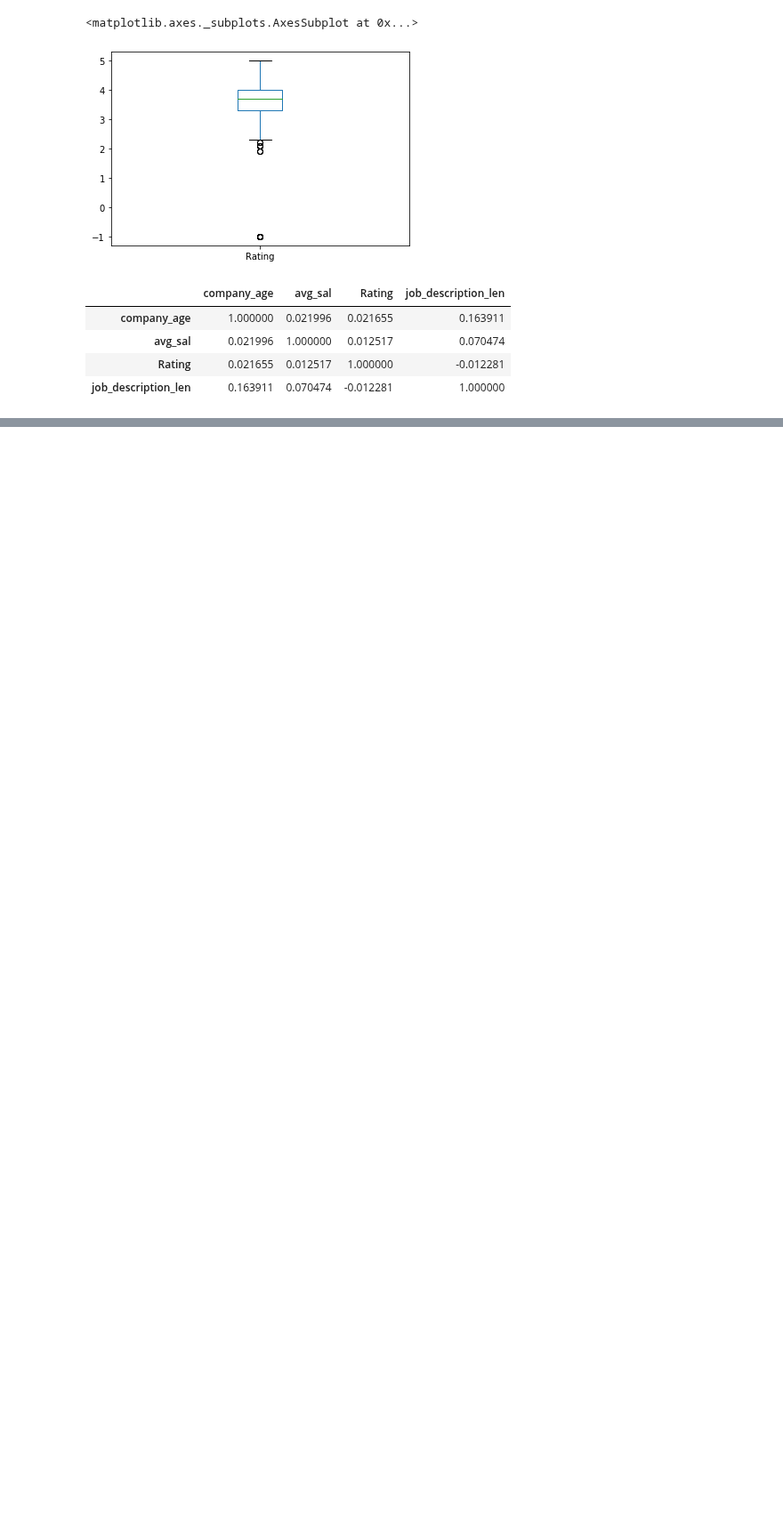
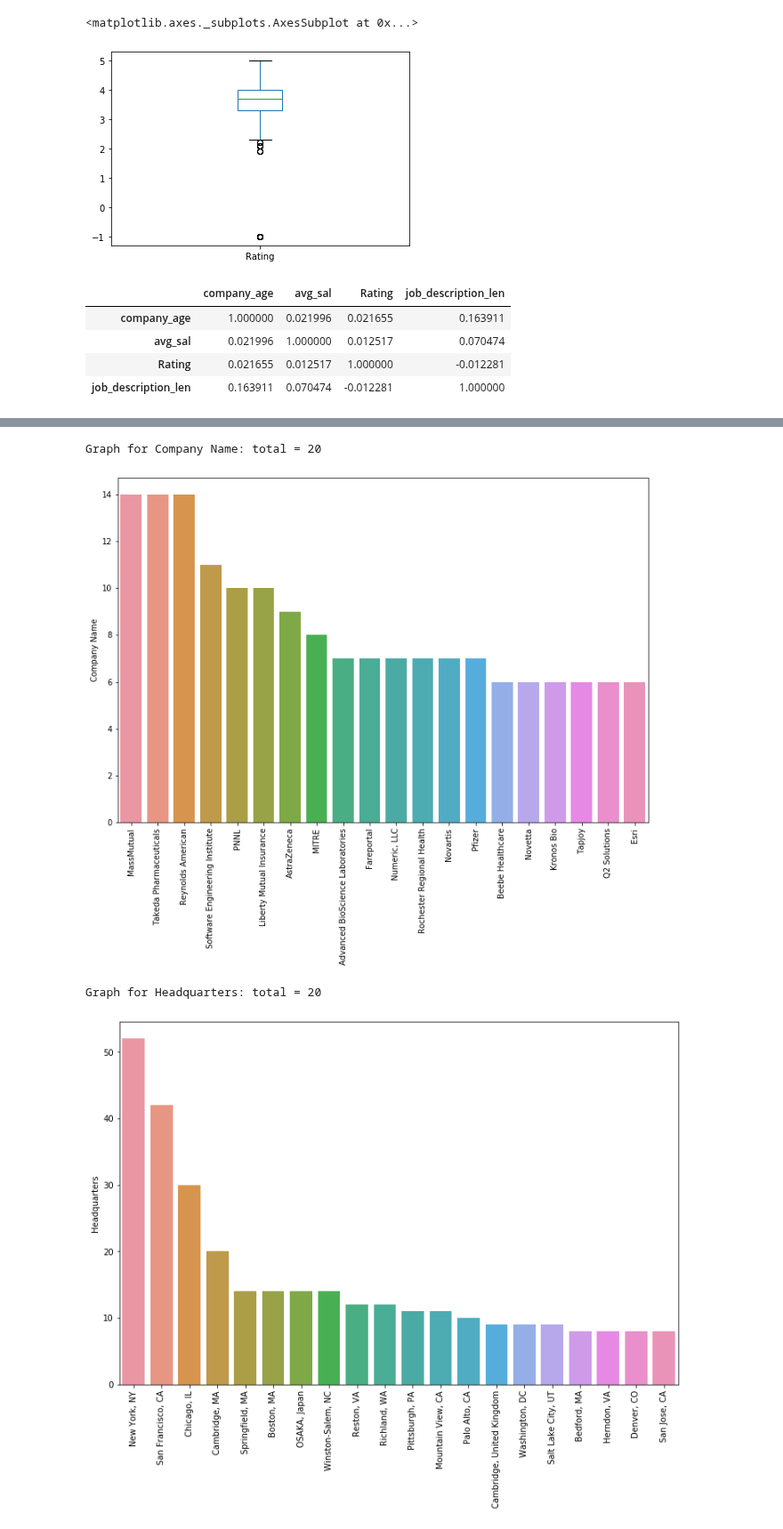
Before and after one commit to MrLuciferM/DataScience_Salary_proj, a Jupyter notebook: ExploratoryAnalysis.ipynb, the cells around one changed output, grey strips where cells are left out. Shown at 89% size. Cells and saved outputs as stored; diff of their text form; code cells hidden in the pictures; blank space fills up the shorter version.

```diff
--- a/ExploratoryAnalysis.ipynb
+++ b/ExploratoryAnalysis.ipynb
@@ -122,0 +193,15 @@ sns.heatmap(df1[['company_age','Rating','avg_sal','job_description_len']].corr()
+# %%
+features = ['Company Name','Headquarters','Founded', 'Industry']
+# plotting bar plots
+for i in df_categorical[features].columns:
+    cat_num = x = df_categorical[i].value_counts()[:20] # cat_num is the number of unique values for a given column (only top 20) and cat_num.index() is the name of that value
+    print('Graph for %s: total = %d'%(i, len(cat_num)))
+    fig, ax = plt.subplots(figsize=(12,8))
+    chart = sns.barplot(x=cat_num.index, y=cat_num, ax =ax)
+    chart.set_xticklabels(chart.get_xticklabels(), rotation = 90)
+    plt.show()
+# %% [output]
+Graph for Company Name: total = 20
+[figure, added]
+Graph for Headquarters: total = 20
+[figure, added]
```
Also changed, not shown: parts of 20 cells of this notebook.
